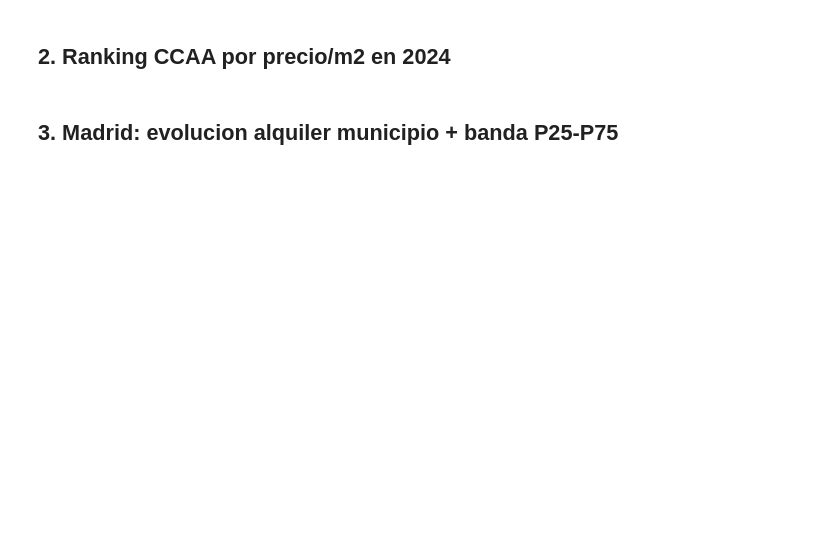
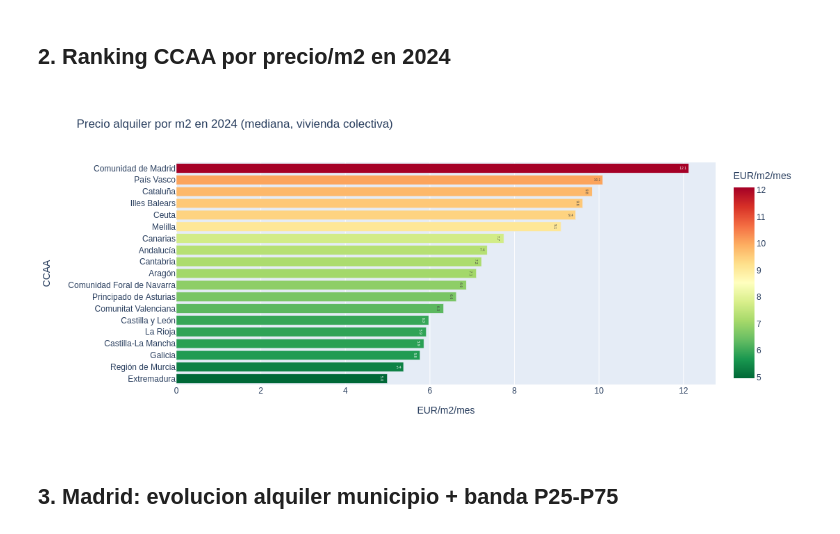
Before and after one commit to kroloxmcg/casitas, a Jupyter notebook: data-engineer-pisos/notebooks/analysis.ipynb, the cells around one changed output. Drawn from its saved outputs; the diff is of its cells as text; code cells hidden in the pictures; blank space fills up the shorter version.

```diff
--- a/data-engineer-pisos/notebooks/analysis.ipynb
+++ b/data-engineer-pisos/notebooks/analysis.ipynb
@@ -49,23 +56,27 @@ fig.show()
 # %%
 df_rank = query("""
     SELECT name,
         rent_m2_median_collective as eur_m2,
         monthly_rent_median_collective as alquiler,
         num_properties_collective as num_pisos
     FROM rentals
-    WHERE level = 'ccaa' AND year = 2024 AND eur_m2 IS NOT NULL
+    WHERE level = 'ccaa' AND year = 2024
+        AND name IS NOT NULL AND name != ''
+        AND eur_m2 IS NOT NULL AND NOT isnan(eur_m2)
     ORDER BY eur_m2 DESC
 """)
 
 fig = px.bar(
     df_rank.to_pandas(), x="eur_m2", y="name", orientation="h",
     title="Precio alquiler por m2 en 2024 (mediana, vivienda colectiva)",
     labels={"eur_m2": "EUR/m2/mes", "name": "CCAA"},
     text_auto=".1f",
     color="eur_m2", color_continuous_scale="RdYlGn_r",
 )
 fig.update_layout(yaxis=dict(autorange="reversed"), width=900, height=500, showlegend=False)
 fig.show()
+# %% [output]
+[figure, added]
 # %% [markdown]
 ## 3. Madrid: evolucion alquiler municipio + banda P25-P75
 # %%
```
Also changed, not shown: parts of 7 cells of this notebook, 2 other files.
